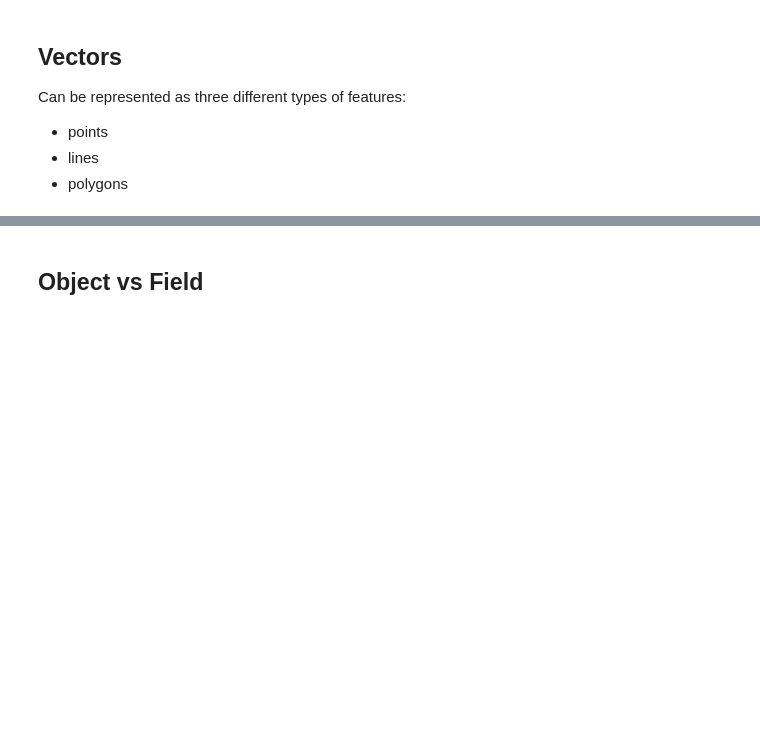
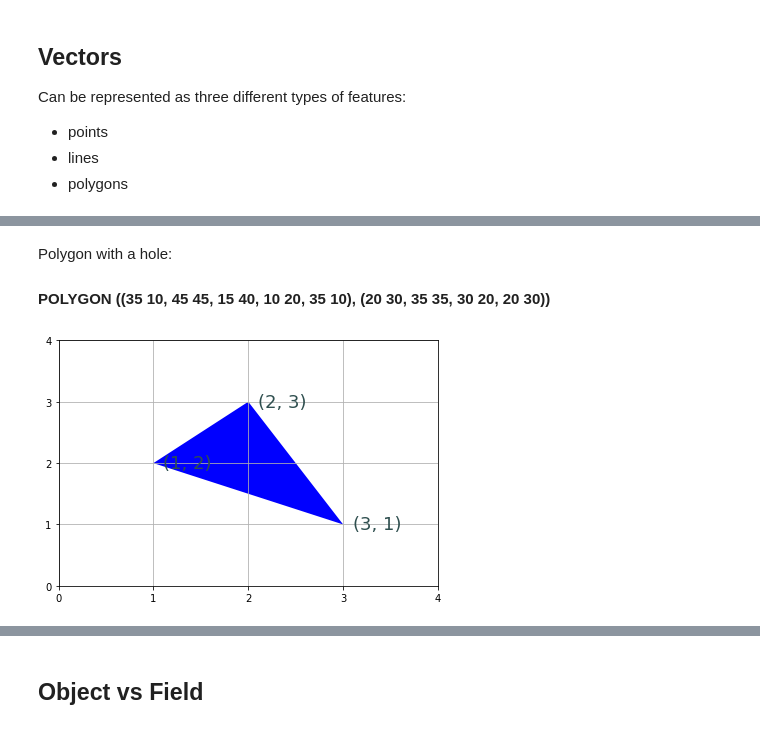
Before and after one commit to rulsberger/Intro_To_GIS-ENVR_250, a Jupyter notebook: CourseMaterials/Lectures/Notebooks/Week_2/Lecture3.ipynb, the cells around one changed output, grey strips where cells are left out. Drawn from its saved outputs; the diff is of its cells as text; code cells hidden in the pictures; blank space fills up the shorter version.

```diff
--- a/CourseMaterials/Lectures/Notebooks/Week_2/Lecture3.ipynb
+++ b/CourseMaterials/Lectures/Notebooks/Week_2/Lecture3.ipynb
@@ -35,0 +138,29 @@ Can be represented as three different types of features:
+# %% [markdown]
+Polygon with a hole:
+
+#### POLYGON ((35 10, 45 45, 15 40, 10 20, 35 10), (20 30, 35 35, 30 20, 20 30))
+# %%
+polyfig, ax = plt.subplots()
+plt.xlim([0, 4])
+plt.ylim([0, 4])
+plt.margins(0.05)
+plt.tight_layout()
+for axis in [ax.xaxis, ax.yaxis]:
+    axis.set_major_locator(ticker.MaxNLocator(integer=True))
+
+p = Polygon(df[['x', 'y']].to_numpy(), facecolor = 'blue')
+ax.add_patch(p)
+for k, v in df.iterrows():
+    ax.annotate(
+        v.label,
+        xy=(v.x,v.y),
+        xytext=(10,-5),
+        textcoords='offset points',
+        family='sans-serif',
+        fontsize=18,
+        color='darkslategrey'
+    )
+
+plt.grid(True)
+# %% [output]
+[figure, added]
```
Also changed, not shown: parts of 33 cells of this notebook.
